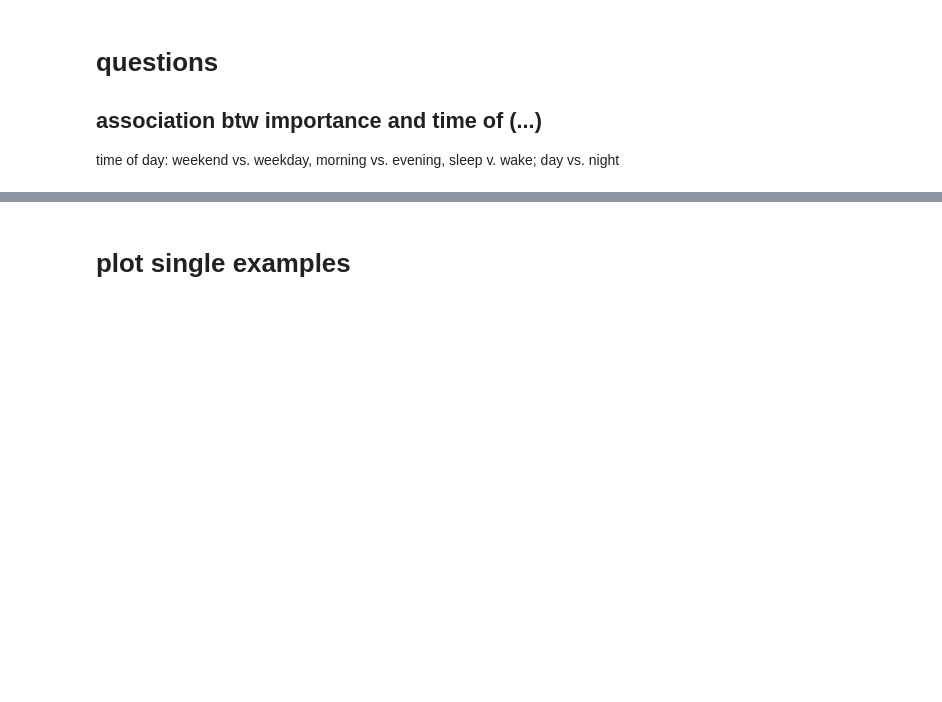
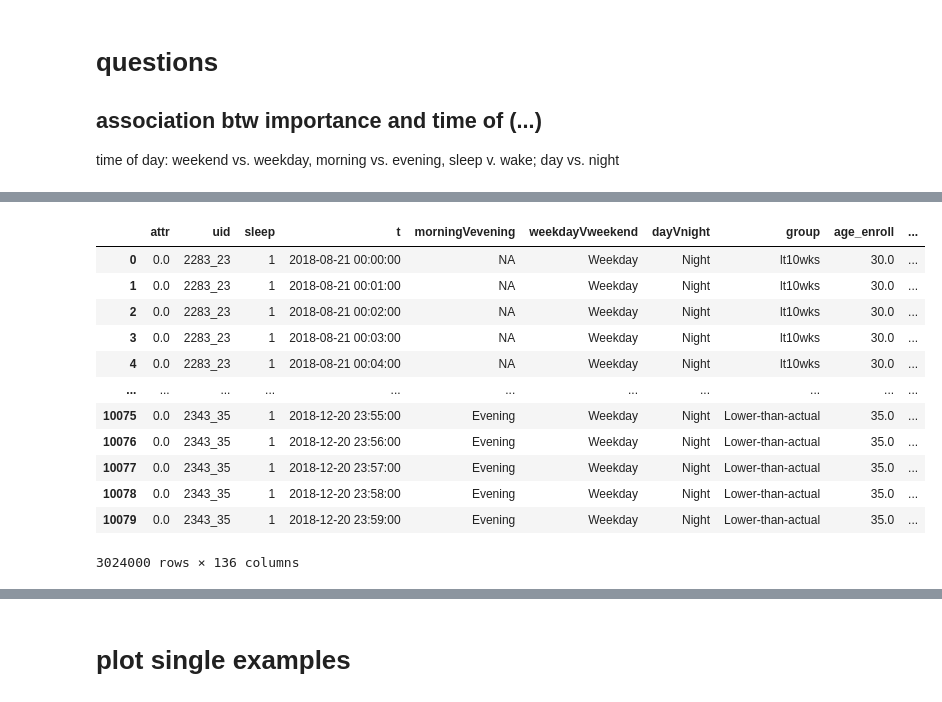
Before and after one commit to nealgravindra/wearables, a Jupyter notebook: notebooks/interp_featattr.ipynb, the cells around one changed output, grey strips where cells are left out. Saved outputs shown, nothing was run; the diff lists cells and outputs as text; code cells hidden in the pictures; blank space fills up the shorter version.

```diff
--- a/notebooks/interp_featattr.ipynb
+++ b/notebooks/interp_featattr.ipynb
@@ -639,0 +808,3 @@ res_lt2wk
+# %%
+exclude_md_vars = ['record_id', 'split', 'y'] + [i for i in res.columns if i in md.columns]
+coi = [i for i in md.columns if i not in exclude_md_vars]
@@ -639,0 +835,16 @@ res_lt2wk
+# %%
+res.merge(md.loc[:, [i for i in md.columns if i not in exclude_md_vars]], left_on='uid', right_index=True, how='left')
+# %% [output]
+|  | attr | uid | sleep | t | morningVevening | weekdayVweekend | dayVnight | group | age_enroll | ... |
+| 0 | 0.0 | 2283_23 | 1 | 2018-08-21 00:00:00 | NA | Weekday | Night | lt10wks | 30.0 | ... |
+| 1 | 0.0 | 2283_23 | 1 | 2018-08-21 00:01:00 | NA | Weekday | Night | lt10wks | 30.0 | ... |
+| 2 | 0.0 | 2283_23 | 1 | 2018-08-21 00:02:00 | NA | Weekday | Night | lt10wks | 30.0 | ... |
+| 3 | 0.0 | 2283_23 | 1 | 2018-08-21 00:03:00 | NA | Weekday | Night | lt10wks | 30.0 | ... |
+| 4 | 0.0 | 2283_23 | 1 | 2018-08-21 00:04:00 | NA | Weekday | Night | lt10wks | 30.0 | ... |
+| ... | ... | ... | ... | ... | ... | ... | ... | ... | ... | ... |
+| 10075 | 0.0 | 2343_35 | 1 | 2018-12-20 23:55:00 | Evening | Weekday | Night | Lower-than-actual | 35.0 | ... |
+| 10076 | 0.0 | 2343_35 | 1 | 2018-12-20 23:56:00 | Evening | Weekday | Night | Lower-than-actual | 35.0 | ... |
+| 10077 | 0.0 | 2343_35 | 1 | 2018-12-20 23:57:00 | Evening | Weekday | Night | Lower-than-actual | 35.0 | ... |
+| 10078 | 0.0 | 2343_35 | 1 | 2018-12-20 23:58:00 | Evening | Weekday | Night | Lower-than-actual | 35.0 | ... |
+| 10079 | 0.0 | 2343_35 | 1 | 2018-12-20 23:59:00 | Evening | Weekday | Night | Lower-than-actual | 35.0 | ... |
+3024000 rows × 136 columns
```
Also changed, not shown: parts of 23 cells of this notebook.
